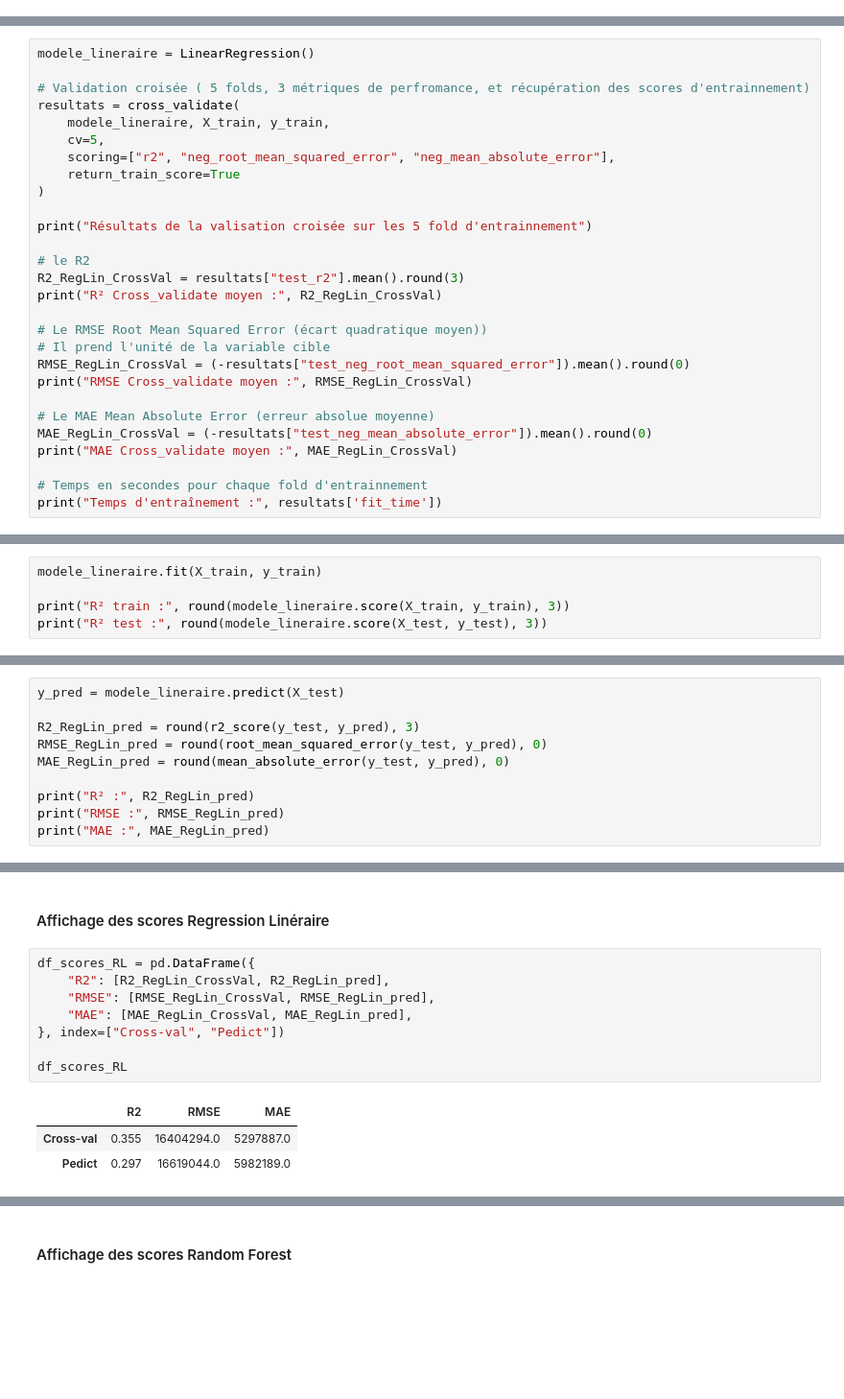
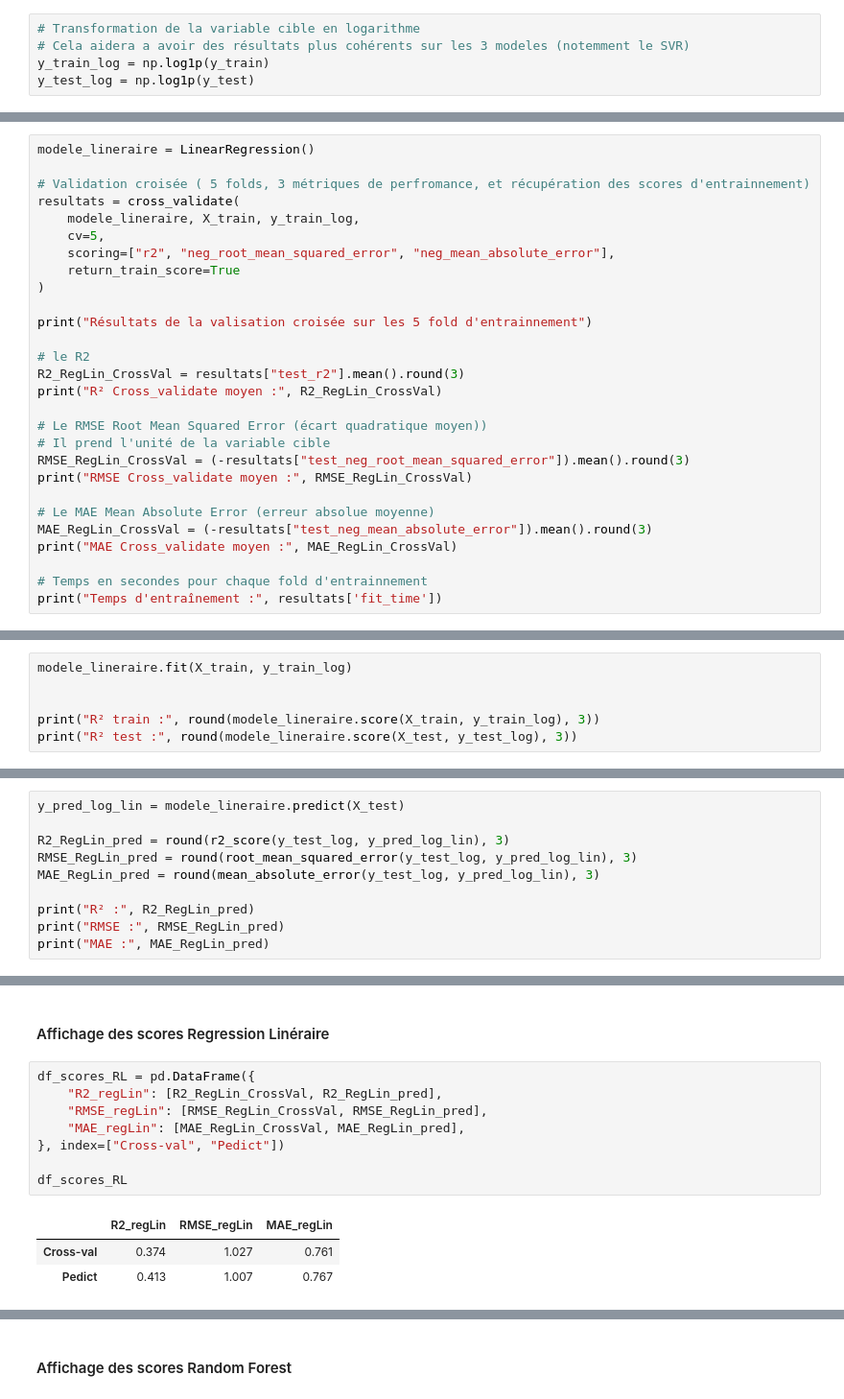
Before and after one commit to DavidRichomme/OC_P3_Anticipez_les_besoins_en_consommation_de_batiments, a Jupyter notebook: P3_modelisation_ML_supervisee.ipynb, the cells around one changed output, grey strips where cells are left out. Shown at 96% size. Drawn from its saved outputs; the diff is of its cells as text; blank space fills up the shorter version.

Commit message:
Comparaison résultats et Optimisation

```diff
--- a/P3_modelisation_ML_supervisee.ipynb
+++ b/P3_modelisation_ML_supervisee.ipynb
@@ -251,3 +231,8 @@ KeyError: "['TotalGHGEmissions', 'NaturalGas(kBtu)', 'SteamUse(kBtu)', 'Electric
+# %%
+# Transformation de la variable cible en logarithme
+# Cela aidera a avoir des résultats plus cohérents sur les 3 modeles (notemment le SVR)
+y_train_log = np.log1p(y_train)
+y_test_log = np.log1p(y_test)
 # %% [markdown]
 Verification que les données sont 'saines'.
 Les 2 lignes doivent donner 0
@@ -293,7 +281,7 @@ modele_lineraire = LinearRegression()
 
 # Validation croisée ( 5 folds, 3 métriques de perfromance, et récupération des scores d'entrainnement)
 resultats = cross_validate(
-    modele_lineraire, X_train, y_train,
+    modele_lineraire, X_train, y_train_log,
     cv=5,
     scoring=["r2", "neg_root_mean_squared_error", "neg_mean_absolute_error"],
     return_train_score=True
@@ -307,11 +295,11 @@ print("R² Cross_validate moyen :", R2_RegLin_CrossVal)
 
 # Le RMSE Root Mean Squared Error (écart quadratique moyen))
 # Il prend l'unité de la variable cible
-RMSE_RegLin_CrossVal = (-resultats["test_neg_root_mean_squared_error"]).mean().round(0)
+RMSE_RegLin_CrossVal = (-resultats["test_neg_root_mean_squared_error"]).mean().round(3)
 print("RMSE Cross_validate moyen :", RMSE_RegLin_CrossVal)
 
 # Le MAE Mean Absolute Error (erreur absolue moyenne)
-MAE_RegLin_CrossVal = (-resultats["test_neg_mean_absolute_error"]).mean().round(0)
+MAE_RegLin_CrossVal = (-resultats["test_neg_mean_absolute_error"]).mean().round(3)
 print("MAE Cross_validate moyen :", MAE_RegLin_CrossVal)
 
 # Temps en secondes pour chaque fold d'entrainnement
@@ -325,6 +317,7 @@ Temps d'entraînement : [0.00348115 0.00187707 0.00132823 0.00094628 0.00091004]
 # %%
-modele_lineraire.fit(X_train, y_train)
+modele_lineraire.fit(X_train, y_train_log)
 
-print("R² train :", round(modele_lineraire.score(X_train, y_train), 3))
-print("R² test :", round(modele_lineraire.score(X_test, y_test), 3))
+
+print("R² train :", round(modele_lineraire.score(X_train, y_train_log), 3))
+print("R² test :", round(modele_lineraire.score(X_test, y_test_log), 3))
 # %% [output]
@@ -333,9 +328,9 @@ R² test : 0.297
 # %%
-y_pred = modele_lineraire.predict(X_test)
+y_pred_log_lin = modele_lineraire.predict(X_test)
 
-R2_RegLin_pred = round(r2_score(y_test, y_pred), 3)
-RMSE_RegLin_pred = round(root_mean_squared_error(y_test, y_pred), 0)
-MAE_RegLin_pred = round(mean_absolute_error(y_test, y_pred), 0)
+R2_RegLin_pred = round(r2_score(y_test_log, y_pred_log_lin), 3)
+RMSE_RegLin_pred = round(root_mean_squared_error(y_test_log, y_pred_log_lin), 3)
+MAE_RegLin_pred = round(mean_absolute_error(y_test_log, y_pred_log_lin), 3)
 
 print("R² :", R2_RegLin_pred)
 print("RMSE :", RMSE_RegLin_pred)
@@ -348,16 +343,16 @@ MAE : 5982189.0
 #### Affichage des scores Regression Linéraire
 # %%
 df_scores_RL = pd.DataFrame({
-    "R2": [R2_RegLin_CrossVal, R2_RegLin_pred],
-    "RMSE": [RMSE_RegLin_CrossVal, RMSE_RegLin_pred],
-    "MAE": [MAE_RegLin_CrossVal, MAE_RegLin_pred],
+    "R2_regLin": [R2_RegLin_CrossVal, R2_RegLin_pred],
+    "RMSE_regLin": [RMSE_RegLin_CrossVal, RMSE_RegLin_pred],
+    "MAE_regLin": [MAE_RegLin_CrossVal, MAE_RegLin_pred],
 }, index=["Cross-val", "Pedict"])
 
 df_scores_RL
 # %% [output]
-|  | R2 | RMSE | MAE |
-| Cross-val | 0.355 | 16404294.0 | 5297887.0 |
-| Pedict | 0.297 | 16619044.0 | 5982189.0 |
+|  | R2_regLin | RMSE_regLin | MAE_regLin |
+| Cross-val | 0.374 | 1.027 | 0.761 |
+| Pedict | 0.413 | 1.007 | 0.767 |
 # %% [markdown]
 Les scores R2 RMSE et MAE sont tous rappochés.
 Ce qui signifie que l'entrainnement et la prédiction sont bien faites pas le modele.
```
Also changed, not shown: parts of 43 cells of this notebook, 1 other file.
